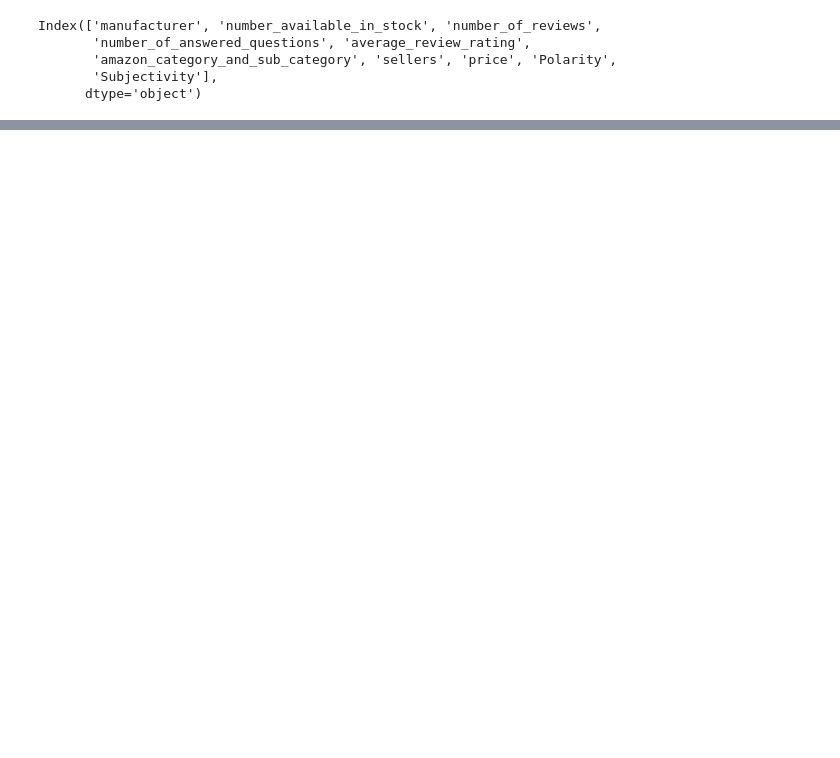
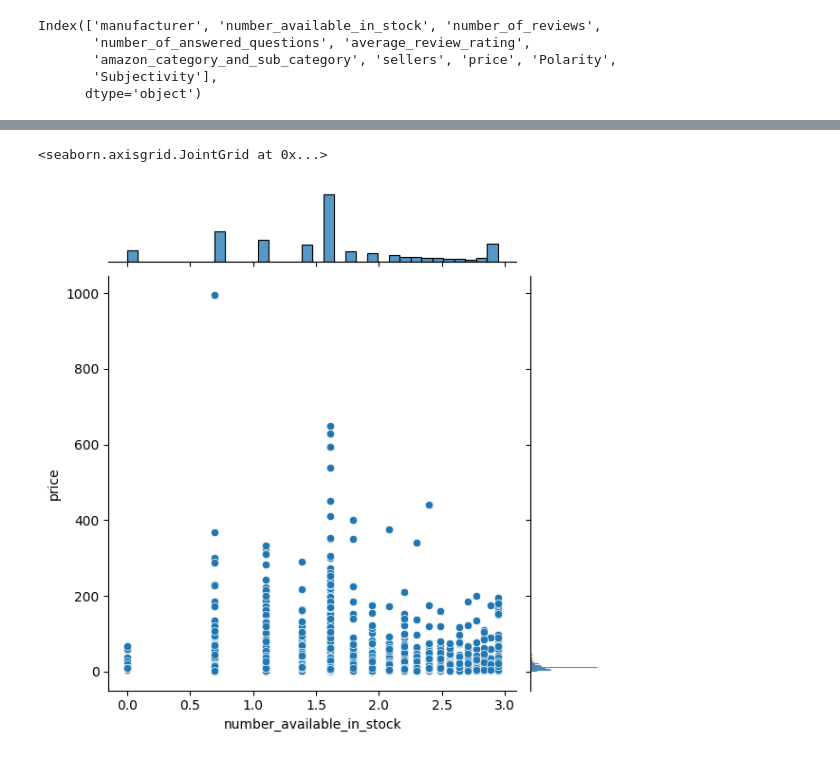
Before and after one commit to nipun1992/Amazon-Fashion-Products, a Jupyter notebook: Fashion_Products_on_Amazon.ipynb, the cells around one changed output, grey strips where cells are left out. Drawn from its saved outputs; the diff is of its cells as text; code cells hidden in the pictures; blank space fills up the shorter version.

Commit message:
Performed one hot encoding and plotted jointplots

```diff
--- a/Fashion_Products_on_Amazon.ipynb
+++ b/Fashion_Products_on_Amazon.ipynb
@@ -893,3 +893,5 @@ Index(['manufacturer', 'number_available_in_stock', 'number_of_reviews',
        'amazon_category_and_sub_category', 'sellers', 'price', 'Polarity',
        'Subjectivity'],
       dtype='object')
+# %%
+categorical_features = [feature for feature in df_train.select_dtypes(np.object).columns]
@@ -895,0 +905,17 @@ Index(['manufacturer', 'number_available_in_stock', 'number_of_reviews',
+# %%
+dict_labels = {}
+for feature in categorical_features:
+  if df_train[feature].nunique() > 2:
+    x = df_train[feature].value_counts().keys().tolist()
+    y = df_train[feature].value_counts().tolist()
+    l_labels = []
+    l_counts = []
+    #print(feature, x, y)
+    for i in y:
+      if (i/len(df_train))*100 > 1.4:
+        ind = y.index(i)
+        if x[ind] not in l_labels:
+          #print(x[ind], y[ind])
+          l_labels.append(x[ind])
+          l_counts.append(i)
+    dict_labels[feature] = [l_labels, l_counts]
@@ -895,0 +942,6 @@ Index(['manufacturer', 'number_available_in_stock', 'number_of_reviews',
+# %%
+for feature in dict_labels.keys():
+   for l in dict_labels[feature][0]:
+    df_train[l] = np.where(df_train[feature] == l, 1, 0)
+# %%
+df_train = df_train.drop(['manufacturer', 'amazon_category_and_sub_category', 'sellers'], axis=1)
@@ -895,0 +960,5 @@ Index(['manufacturer', 'number_available_in_stock', 'number_of_reviews',
+# %%
+sns.jointplot(y='price', x='number_available_in_stock', data=df_train)
+# %% [output]
+<seaborn.axisgrid.JointGrid at 0x...>
+[figure, added]
```
Also changed, not shown: parts of 9 cells of this notebook.
